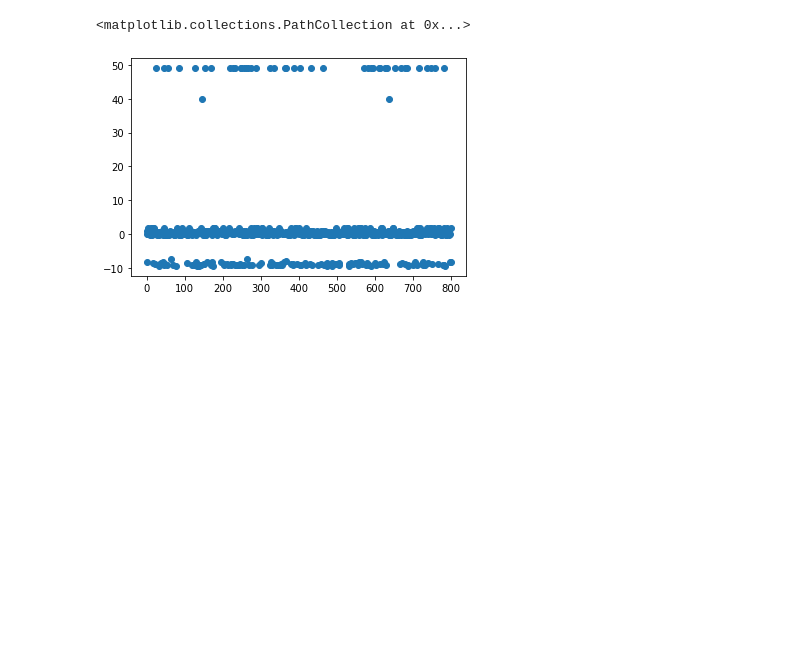
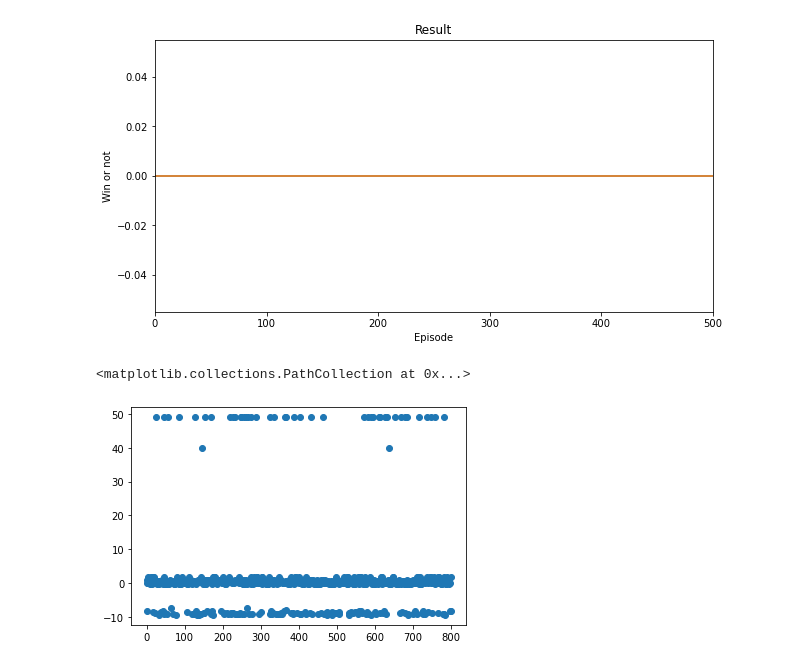
Before and after one commit to KPollux/FedRL_implementation, a Jupyter notebook: check_log_txt.ipynb, the cells around one changed output. Saved outputs shown, nothing was run; the diff lists cells and outputs as text; code cells hidden in the pictures; blank space fills up the shorter version.

```diff
--- a/check_log_txt.ipynb
+++ b/check_log_txt.ipynb
@@ -69,3 +72,7 @@ plot_rewards(episode_step, True, 20, 'Steps')
+# %%
+plot_rewards(win, True, 0, 'Win or not')
+# %% [output]
+[figure, added]
 # %%
 plt.plot
 # %%
```
Also changed, not shown: parts of 4 cells of this notebook, 7 other files.
